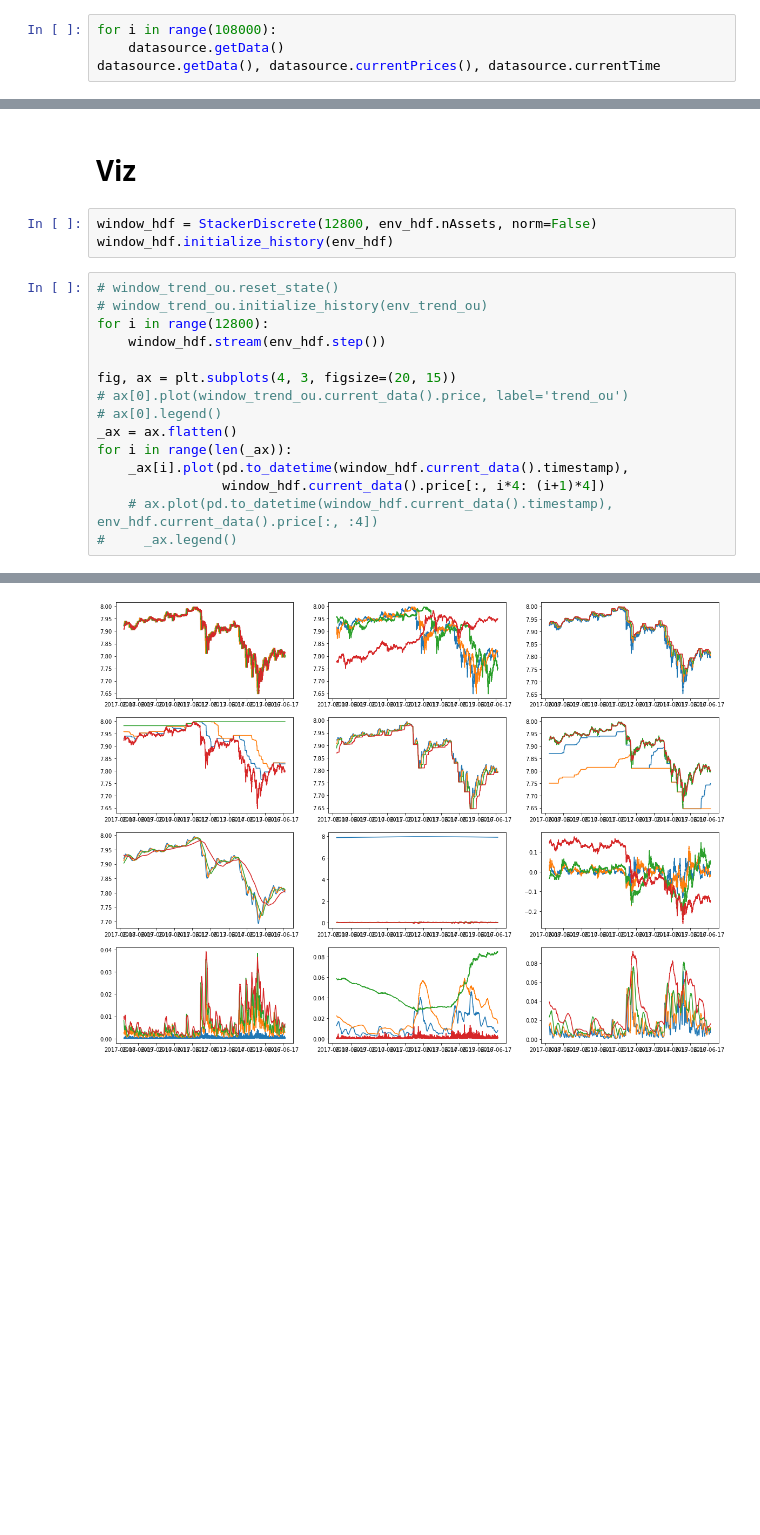
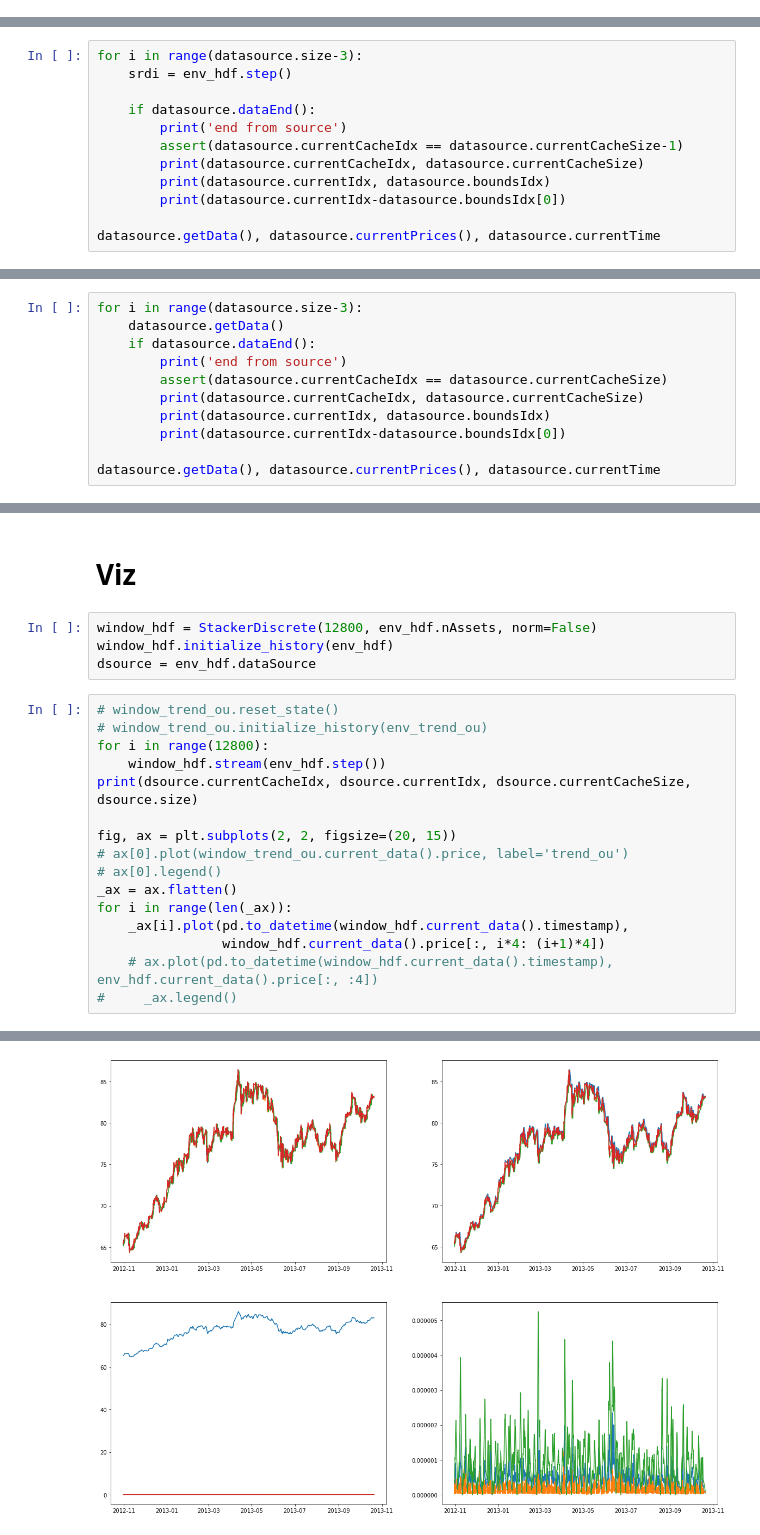
Before and after one commit to Hanwant/madigan, a Jupyter notebook: notebooks/hdf_dataSource.ipynb, the cells around one changed output, grey strips where cells are left out. Saved outputs shown, nothing was run; the diff lists cells and outputs as text; blank space fills up the shorter version.

```diff
--- a/notebooks/hdf_dataSource.ipynb
+++ b/notebooks/hdf_dataSource.ipynb
@@ -49,4 +60,0 @@ array([ 7.08015275e+00,  7.08214547e+00,  7.08214547e+00,  7.08214547e+00,
-# %%
-for i in range(108000):
-    datasource.getData()
-datasource.getData(), datasource.currentPrices(), datasource.currentTime
@@ -68,0 +61,12 @@ datasource.getData(), datasource.currentPrices(), datasource.currentTime
+# %%
+for i in range(datasource.size-3):
+    srdi = env_hdf.step()
+
+    if datasource.dataEnd():
+        print('end from source')
+        assert(datasource.currentCacheIdx == datasource.currentCacheSize-1)
+        print(datasource.currentCacheIdx, datasource.currentCacheSize)
+        print(datasource.currentIdx, datasource.boundsIdx)
+        print(datasource.currentIdx-datasource.boundsIdx[0])
+
+datasource.getData(), datasource.currentPrices(), datasource.currentTime
@@ -68,0 +80,11 @@ datasource.getData(), datasource.currentPrices(), datasource.currentTime
+# %%
+for i in range(datasource.size-3):
+    datasource.getData()
+    if datasource.dataEnd():
+        print('end from source')
+        assert(datasource.currentCacheIdx == datasource.currentCacheSize)
+        print(datasource.currentCacheIdx, datasource.currentCacheSize)
+        print(datasource.currentIdx, datasource.boundsIdx)
+        print(datasource.currentIdx-datasource.boundsIdx[0])
+
+datasource.getData(), datasource.currentPrices(), datasource.currentTime
@@ -97,13 +139,15 @@ env_hdf.step(np.array([1200]))
 # %%
 window_hdf = StackerDiscrete(12800, env_hdf.nAssets, norm=False)
 window_hdf.initialize_history(env_hdf)
+dsource = env_hdf.dataSource
 # %%
 # window_trend_ou.reset_state()
 # window_trend_ou.initialize_history(env_trend_ou)
 for i in range(12800):
     window_hdf.stream(env_hdf.step())
+print(dsource.currentCacheIdx, dsource.currentIdx, dsource.currentCacheSize, dsource.size)
 
-fig, ax = plt.subplots(4, 3, figsize=(20, 15))
+fig, ax = plt.subplots(2, 2, figsize=(20, 15))
 # ax[0].plot(window_trend_ou.current_data().price, label='trend_ou')
 # ax[0].legend()
 _ax = ax.flatten()
@@ -116 +161 @@ for i in range(len(_ax)):
-[figure, old version]
+[figure, new version]
```
Also changed, not shown: parts of 11 cells of this notebook, 7 other files.
